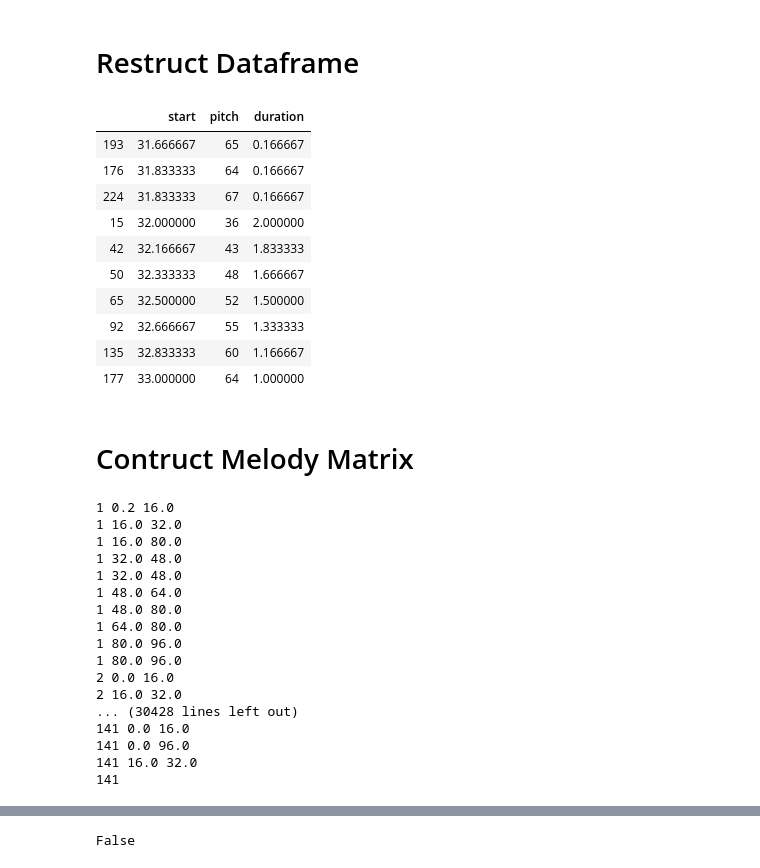
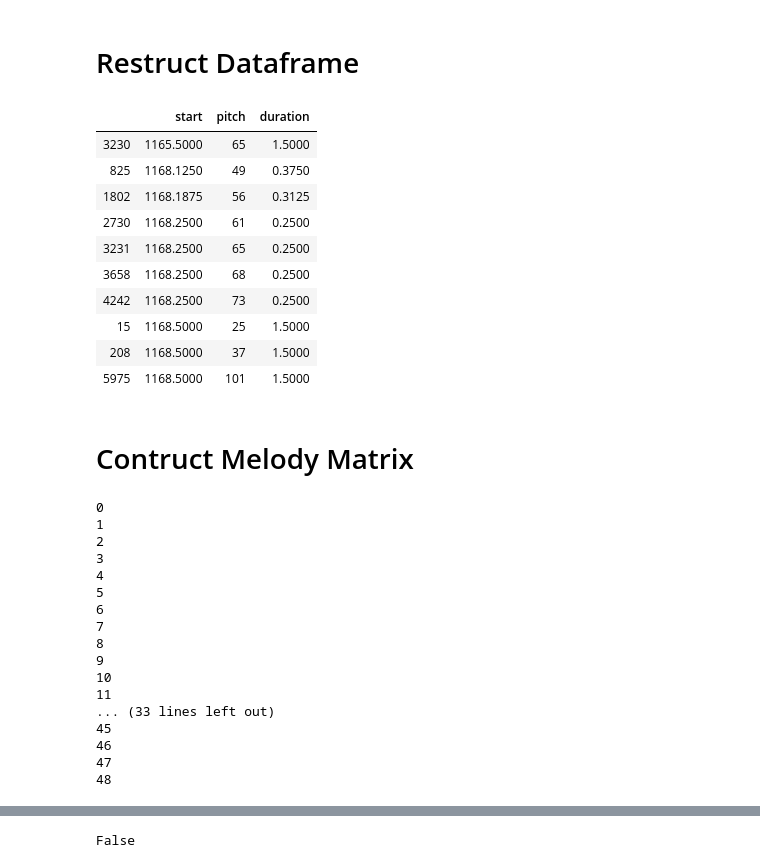
Before and after one commit to vedoly/Music-Generator, a Jupyter notebook: MusicGen.ipynb, the cells around one changed output, grey strips where cells are left out. Saved outputs shown, nothing was run; the diff lists cells and outputs as text; code cells hidden in the pictures.

Commit message:
add all matrix to songs_chart

```diff
--- a/MusicGen.ipynb
+++ b/MusicGen.ipynb
@@ -103,31 +103,31 @@ pandas.core.frame.DataFrame
 # %%
 notes = []
 for i in range(len(songs)):
 
     rng = range(0, len(songs[i]), 2)
     start_notes = songs[i].iloc[rng]
 
     start_notes = start_notes.reset_index(drop=True)
     diff[i].rename(columns = {1:2}, inplace = True)
 
     result = pd.concat([start_notes, diff[i]], axis=1, join='inner')
     result.rename(columns = {1:'start', 4:'pitch',
                               2:'duration'}, inplace = True)
     result = result.sort_values(by = ['start','duration'] , ascending=True)
     notes.append(result)
-notes[0].tail(10)
+notes[47].tail(10)
 # %% [output]
 |  | start | pitch | duration |
-| 193 | 31.666667 | 65 | 0.166667 |
-| 176 | 31.833333 | 64 | 0.166667 |
-| 224 | 31.833333 | 67 | 0.166667 |
-| 15 | 32.000000 | 36 | 2.000000 |
-| 42 | 32.166667 | 43 | 1.833333 |
-| 50 | 32.333333 | 48 | 1.666667 |
-| 65 | 32.500000 | 52 | 1.500000 |
-| 92 | 32.666667 | 55 | 1.333333 |
-| 135 | 32.833333 | 60 | 1.166667 |
-| 177 | 33.000000 | 64 | 1.000000 |
+| 3230 | 1165.5000 | 65 | 1.5000 |
+| 825 | 1168.1250 | 49 | 0.3750 |
+| 1802 | 1168.1875 | 56 | 0.3125 |
+| 2730 | 1168.2500 | 61 | 0.2500 |
+| 3231 | 1168.2500 | 65 | 0.2500 |
+| 3658 | 1168.2500 | 68 | 0.2500 |
+| 4242 | 1168.2500 | 73 | 0.2500 |
+| 15 | 1168.5000 | 25 | 1.5000 |
+| 208 | 1168.5000 | 37 | 1.5000 |
+| 5975 | 1168.5000 | 101 | 1.5000 |
 # %% [markdown]
 # Contruct Melody Matrix
 # %%
@@ -139,38 +139,39 @@ for i in range(len(notes) ):
     index = 0
     song_chart = []
     for bar in range (1,int(notes[i].iloc[-1]['start'])+1):
-        arr = np.zeros([128, 97])
+        arr = np.zeros([128, 96])
         while notes[i].iloc[index]['start'] < bar:
             start = (notes[i].iloc[index]['start']-bar+1)*96
             stop = start + (notes[i].iloc[index]['duration'])*96
-            print(bar,round(start,5),round(stop,5) )
+            #print(bar,round(start,5),round(stop,5)-1)
             #print((notes[i].iloc[index]['start']-bar+1)*96,(notes[i].iloc[index]['duration'])*96,bar)
 
-            arr[int(notes[i].iloc[index]['pitch'])][int(start):int(stop)] = np.ones(arr[int(notes[i].iloc[index]['pitch'])][int(start):int(stop)].shape)
+            arr[int(notes[i].iloc[index]['pitch'])][int(start):int(stop)-1] = np.ones(arr[int(notes[i].iloc[index]['pitch'])][int(start):int(stop)-1].shape)
+
             #print(arr2.shape)
             index+=1
-
-        #showA(arr,i,bar)
+        song_chart.append(arr)
+    songs_chart.append(song_chart)
     print(i)
 
 #         print('cut')
 
 #     print('cut_song')
 # %% [output]
-1 0.2 16.0
-1 16.0 32.0
-1 16.0 80.0
-1 32.0 48.0
-1 32.0 48.0
-1 48.0 64.0
-1 48.0 80.0
-1 64.0 80.0
-1 80.0 96.0
-1 80.0 96.0
-2 0.0 16.0
-2 16.0 32.0
-... (30428 lines left out)
-141 0.0 16.0
-141 0.0 96.0
-141 16.0 32.0
-141
+0
+1
+2
+3
+4
+5
+6
+7
+8
+9
+10
+11
+... (33 lines left out)
+45
+46
+47
+48
```
Also changed, not shown: parts of 1 cell of this notebook.
